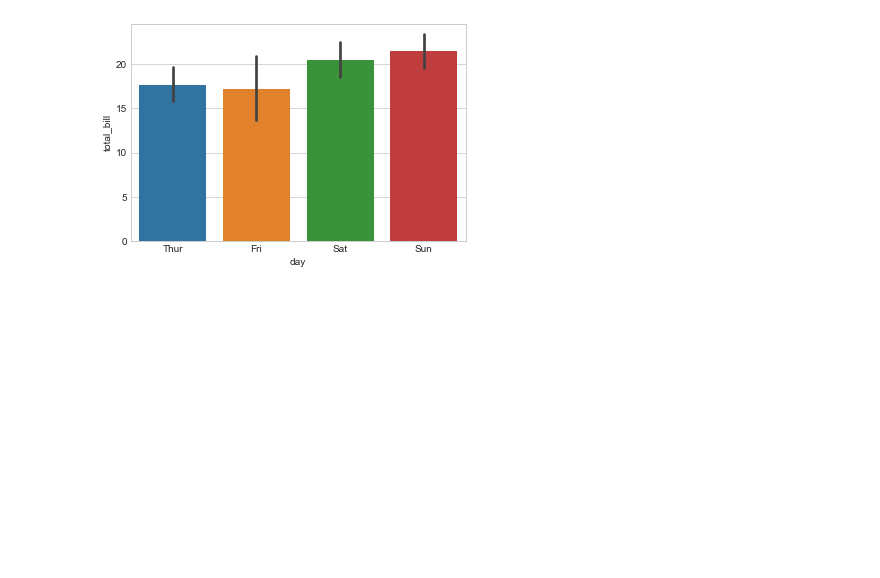
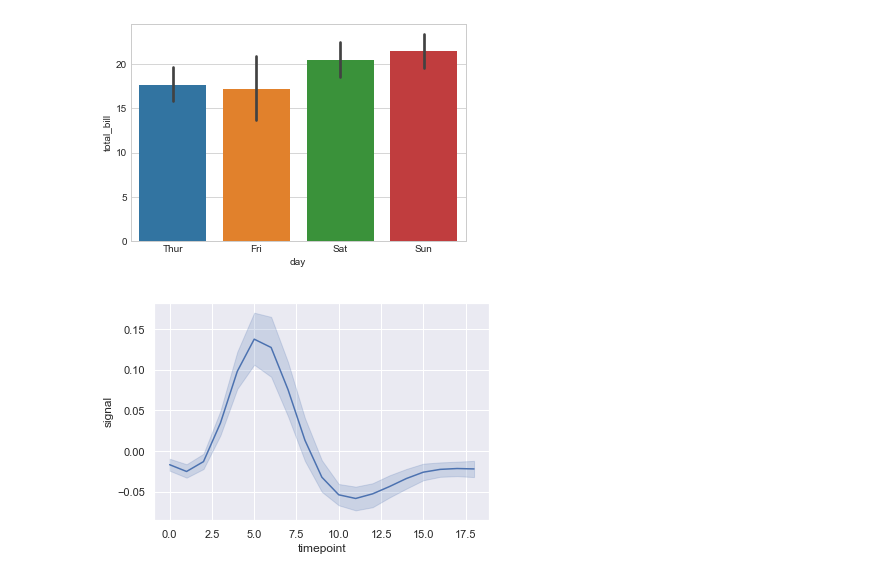
Before and after one commit to 619561504/jupyter-workspace, a Jupyter notebook: other/seaborn/样例.ipynb, the cells around one changed output. Drawn from its saved outputs; the diff is of its cells as text; code cells hidden in the pictures; blank space fills up the shorter version.

```diff
--- a/other/seaborn/样例.ipynb
+++ b/other/seaborn/样例.ipynb
@@ -32,3 +32,13 @@ Name: total_bill, dtype: float64
 ax = sns.barplot(x="day", y="total_bill", data=tips)
 # %% [output]
 [figure]
+# %%
+import seaborn as sns
+sns.set()
+import matplotlib.pyplot as plt
+# %%
+fmri = sns.load_dataset("fmri")
+# %%
+ax = sns.lineplot(x="timepoint", y="signal", data=fmri)
+# %% [output]
+[figure, added]
```
Also changed, not shown: parts of 1 cell of this notebook, 3 other files.
